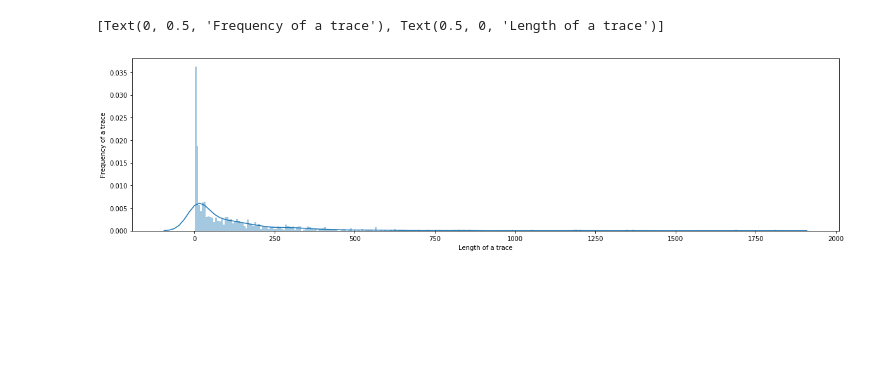
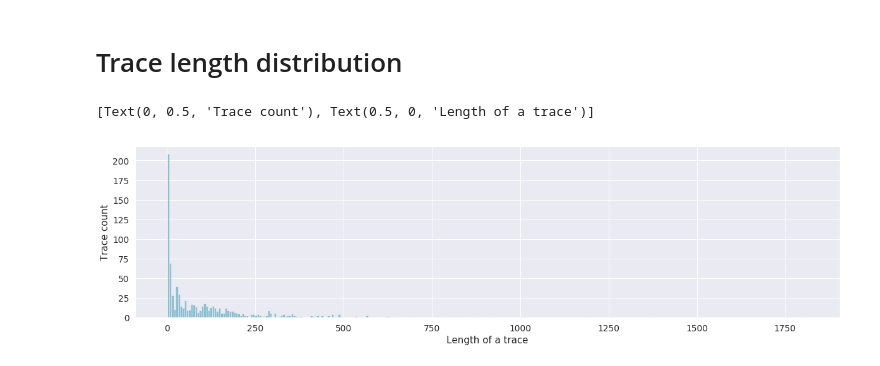
Before and after one commit to flxw/master-thesis, a Jupyter notebook: notebooks/Thesis figures.ipynb, the cells around one changed output. Drawn from its saved outputs; the diff is of its cells as text; code cells hidden in the pictures; blank space fills up the shorter version.

Commit message:
Prepare figure generation for data

```diff
--- a/notebooks/Thesis figures.ipynb
+++ b/notebooks/Thesis figures.ipynb
@@ -33,7 +1,40 @@ trace_lengths2011 = [ len(t) for t in train_traces_categorical ]
-# %%
-rcParams['figure.figsize'] = 20,5
-plotax = sns.distplot(trace_lengths2011, bins=310, norm_hist=False)
-plotax.set(xlabel='Length of a trace', ylabel='Frequency of a trace')
-# %% [output]
-[Text(0, 0.5, 'Frequency of a trace'), Text(0.5, 0, 'Length of a trace')]
-[figure, removed]
+# %%
+import pickle
+import seaborn as sns
+import pandas as pd
+import numpy as np
+import matplotlib.pyplot as plt
+import matplotlib.ticker as ticker
+from matplotlib.ticker import MaxNLocator
+
+import sys
+sys.path.append('../models')
+import utils
+
+train_traces_categorical2011 = utils.load_trace_dataset('../logs/bpic2011', 'categorical', 'train')
+train_traces_categorical2012 = utils.load_trace_dataset('../logs/bpic2012', 'categorical', 'train')
+train_traces_categorical2017 = utils.load_trace_dataset('../logs/bpic2017', 'categorical', 'train')
+# %%
+current_palette = sns.color_palette("Set2")
+
+sns.set(rc={'figure.figsize':(20,5)})
+sns.set(style="whitegrid")
+sns.set(font_scale=1.25)
+
+hpi_blue = '#007a9e'
+# %% [markdown]
+# Trace length distribution
+# %%
+trace_lengths2011 = [ len(t) for t in train_traces_categorical2011 ]
+trace_lengths2012 = [ len(t) for t in train_traces_categorical2012 ]
+trace_lengths2017 = [ len(t) for t in train_traces_categorical2017 ]
+
+trace_length_ylabel = 'Trace count'
+trace_length_xlabel =  'Length of a trace'
+# %%
+plotax = sns.distplot(trace_lengths2011, bins=300, norm_hist=False, kde=False, color=hpi_blue)
+plotax.set(xlabel=trace_length_xlabel, ylabel=trace_length_ylabel)
+#plotax.set_yticklabels(['{:,.2%}'.format(x) for x in np.arange(0,0.045,0.005)])
+# %% [output]
+[Text(0, 0.5, 'Trace count'), Text(0.5, 0, 'Length of a trace')]
+[figure, added]
```
Also changed, not shown: parts of 9 cells of this notebook.
